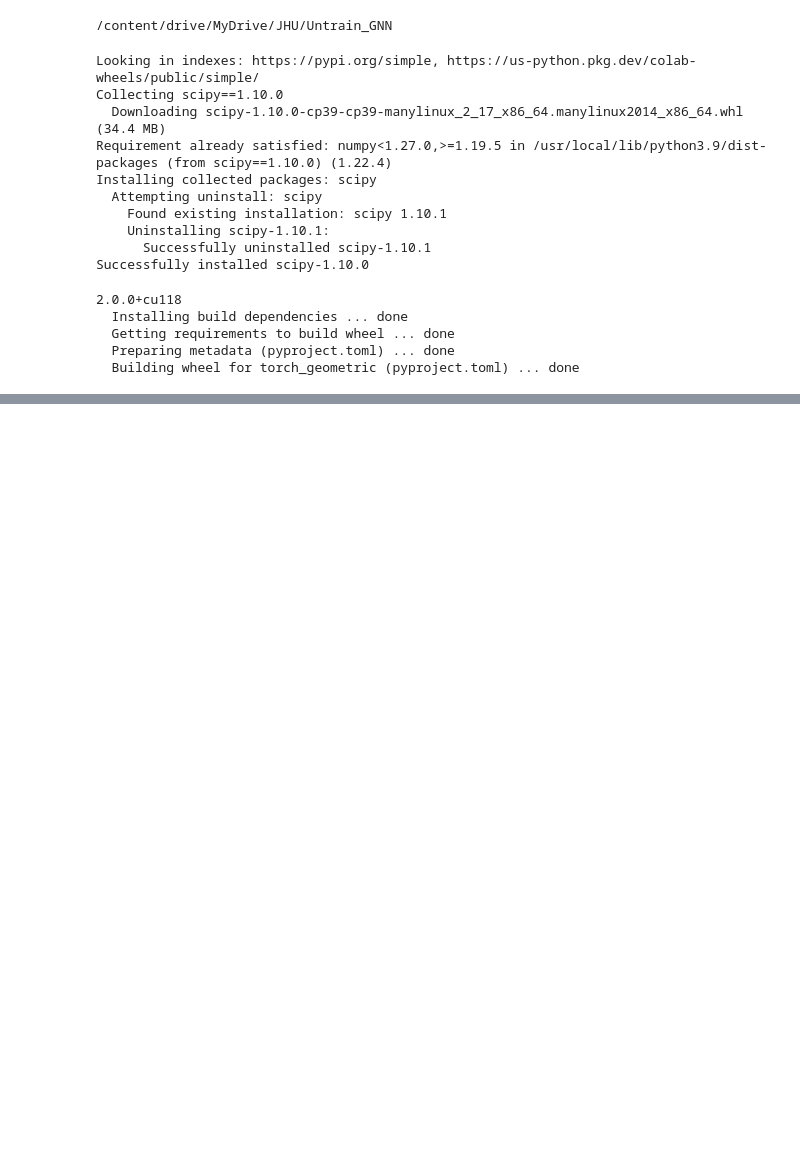
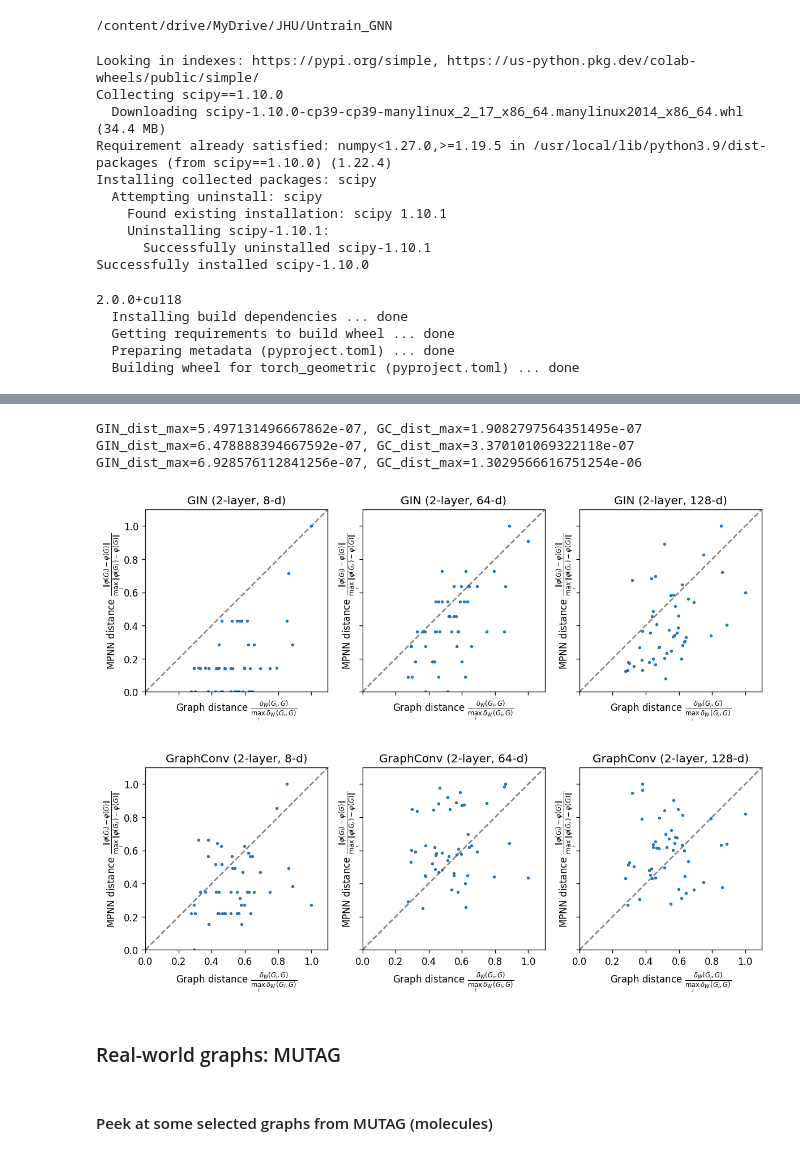
Before and after one commit to nhuang37/finegrain_expressivity_GNN, a Jupyter notebook: distance_preservation/Finegrain_MPNN_evaluation.ipynb, the cells around one changed output, grey strips where cells are left out. Saved outputs shown, nothing was run; the diff lists cells and outputs as text; code cells hidden in the pictures; blank space fills up the shorter version.

```diff
--- a/distance_preservation/Finegrain_MPNN_evaluation.ipynb
+++ b/distance_preservation/Finegrain_MPNN_evaluation.ipynb
@@ -137,14 +142,15 @@ class GIN_rep(torch.nn.Module):
         return self.__class__.__name__
 # %%
 class GC_rep(torch.nn.Module):
-    def __init__(self, input_dim, num_layers, hidden, untrain):
+    def __init__(self, input_dim, num_layers, hidden, untrain, aggr='mean'):
         super(GC_rep, self).__init__()
-        self.conv1 = GraphConv(input_dim, hidden)
+        self.conv1 = GraphConv(input_dim, hidden, aggr=aggr)
         self.convs = torch.nn.ModuleList()
         for i in range(num_layers - 1):
-            self.convs.append(GraphConv(hidden, hidden))
+            self.convs.append(GraphConv(hidden, hidden, aggr=aggr))
 
         self.untrain = untrain
+        self.aggr = aggr
 
     def reset_parameters(self):
         self.conv1.reset_parameters()
@@ -166,7 +172,10 @@ class GC_rep(torch.nn.Module):
         for conv in self.convs:
             x = conv(x, edge_index)
 
-        x = global_add_pool(x, batch)
+        if self.aggr == "sum":
+            x = global_add_pool(x, batch)
+        else:
+            x = global_mean_pool(x, batch)
 
         return x
 
@@ -236,0 +219,21 @@ pickle.dump((graphs, graph_dist), open("graph_seq_dist_SBM.pkl", "wb"))
+# %%
+def embed_vary(graph_loader, input_dim, hid_dim, num_layers, dimensions, vary="hid_dim", aggr="mean"):
+  '''
+  vary hid_dim or layer
+  '''
+  results_all = []
+  for d in dimensions:
+    while True: #make sure simulating non-degerate stuff
+      if vary=="hid_dim":
+        MPNN_embeds = get_MPNN_embed(graph_loader, input_dim, d, num_layers, aggr=aggr)
+      else:
+        MPNN_embeds = get_MPNN_embed(graph_loader, input_dim, hid_dim, d, aggr=aggr)
+      x = MPNN_embeds['GIN'][0]
+      if not (x[0]==x).all().item():
+        break
+
+    GIN_dist = compute_seq_distance(MPNN_embeds['GIN'][0], metric="Euclidean")
+    GC_dist = compute_seq_distance(MPNN_embeds['GC'][0], metric="Euclidean")
+    print(f"GIN_dist_max={GIN_dist.max()}, GC_dist_max={GC_dist.max()}")
+    results_all.append((GIN_dist, GC_dist))
+  return results_all
@@ -237,4 +299,7 @@ pickle.dump((graphs, graph_dist), open("graph_seq_dist_SBM.pkl", "wb"))
 # %%
+#load generated graphs
+num_G = 50
+graphs, graph_dist = pickle.load(open("graph_seq_dist_SBM.pkl", "rb"))
 ##for MPNN embeddings
 n = 30
 #constant node features
@@ -297,0 +353,16 @@ plt.show()
+# %%
+#untrain GNN
+input_dim = 1
+hid_dim = None
+num_layers = 2 #remember 1 iteration is simply the degree!
+dimensions = [8,64,128]# [8,16,64]
+
+results_hid = embed_vary(graph_loader, input_dim, hid_dim, num_layers, dimensions, vary="hid_dim", aggr="mean")
+plot_result_vary(graph_dist, results_hid, hid_dim, num_layers, dimensions, vary="hid_dim")
+# %% [output]
+GIN_dist_max=5.497131496667862e-07, GC_dist_max=1.9082797564351495e-07
+GIN_dist_max=6.478888394667592e-07, GC_dist_max=3.370101069322118e-07
+GIN_dist_max=6.928576112841256e-07, GC_dist_max=1.3029566616751254e-06
+[figure, added]
+# %% [markdown]
+### Real-world graphs: MUTAG
@@ -297,0 +379,2 @@ plt.show()
+# %% [markdown]
+#### Peek at some selected graphs from MUTAG (molecules)
```
Also changed, not shown: parts of 23 cells of this notebook.
